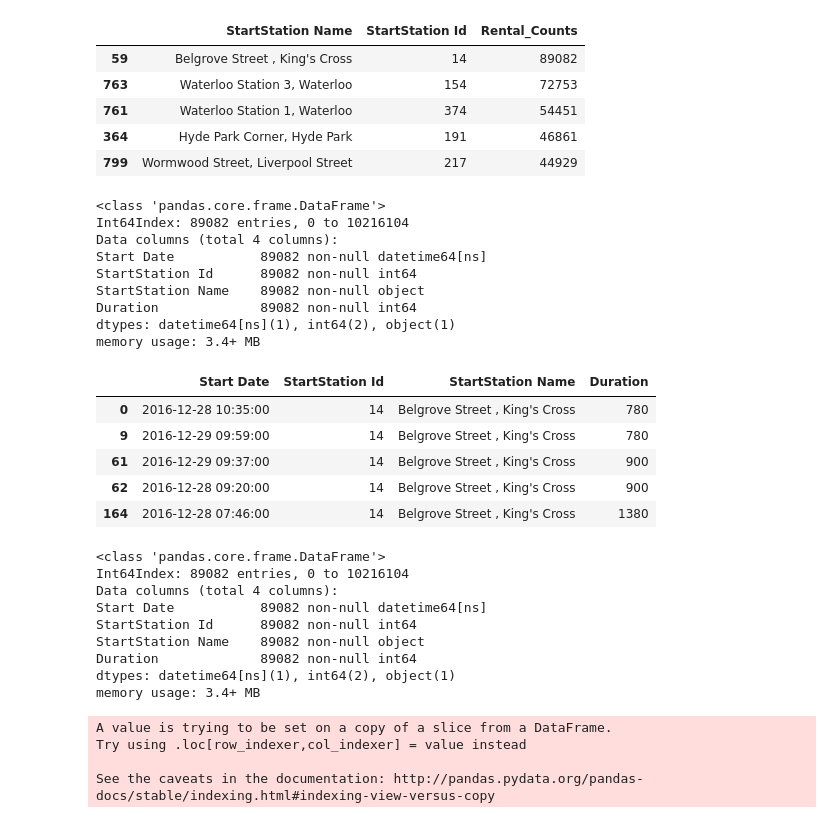
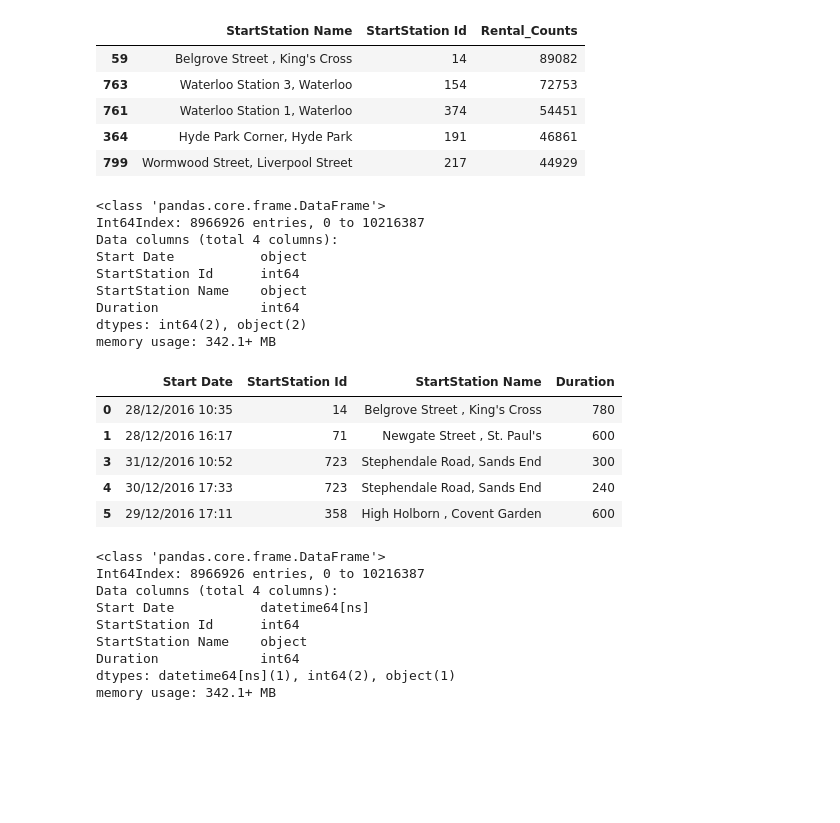
Before and after one commit to jimmyhwuang/ECS784-PROJECT, a Jupyter notebook: TflBike.ipynb, the cells around one changed output. Saved outputs shown, nothing was run; the diff lists cells and outputs as text; code cells hidden in the pictures; blank space fills up the shorter version.

```diff
--- a/TflBike.ipynb
+++ b/TflBike.ipynb
@@ -120,25 +120,30 @@ frame.groupby(['StartStation Name','StartStation Id']).size().reset_index(name='
 | 364 | Hyde Park Corner, Hyde Park | 191 | 46861 |
 | 799 | Wormwood Street, Liverpool Street | 217 | 44929 |
 # %%
-singleStationData = frame[frame['StartStation Id']==14]
+#For single station use
+#singleStationData = frame[frame['StartStation Id']==14]
+
+#For all station use
+singleStationData = frame
+
 singleStationData.info()
 singleStationData.head(5)
 # %% [output]
 <class 'pandas.core.frame.DataFrame'>
-Int64Index: 89082 entries, 0 to 10216104
+Int64Index: 8966926 entries, 0 to 10216387
 Data columns (total 4 columns):
-Start Date           89082 non-null datetime64[ns]
-StartStation Id      89082 non-null int64
-StartStation Name    89082 non-null object
-Duration             89082 non-null int64
-dtypes: datetime64[ns](1), int64(2), object(1)
-memory usage: 3.4+ MB
+Start Date           object
+StartStation Id      int64
+StartStation Name    object
+Duration             int64
+dtypes: int64(2), object(2)
+memory usage: 342.1+ MB
 |  | Start Date | StartStation Id | StartStation Name | Duration |
-| 0 | 2016-12-28 10:35:00 | 14 | Belgrove Street , King's Cross | 780 |
-| 9 | 2016-12-29 09:59:00 | 14 | Belgrove Street , King's Cross | 780 |
-| 61 | 2016-12-29 09:37:00 | 14 | Belgrove Street , King's Cross | 900 |
-| 62 | 2016-12-28 09:20:00 | 14 | Belgrove Street , King's Cross | 900 |
-| 164 | 2016-12-28 07:46:00 | 14 | Belgrove Street , King's Cross | 1380 |
+| 0 | 28/12/2016 10:35 | 14 | Belgrove Street , King's Cross | 780 |
+| 1 | 28/12/2016 16:17 | 71 | Newgate Street , St. Paul's | 600 |
+| 3 | 31/12/2016 10:52 | 723 | Stephendale Road, Sands End | 300 |
+| 4 | 30/12/2016 17:33 | 723 | Stephendale Road, Sands End | 240 |
+| 5 | 29/12/2016 17:11 | 358 | High Holborn , Covent Garden | 600 |
 # %%
 #import datetime
 #singleStationData["Start Date"]= pd.to_datetime(singleStationData["Start Date"],dayfirst=True, errors='raise')
@@ -151,16 +156,12 @@ singleStationData['Start Date'] = pd.to_datetime(singleStationData['Start Date']
 singleStationData.info()
 # %% [output]
 <class 'pandas.core.frame.DataFrame'>
-Int64Index: 89082 entries, 0 to 10216104
+Int64Index: 8966926 entries, 0 to 10216387
 Data columns (total 4 columns):
-Start Date           89082 non-null datetime64[ns]
-StartStation Id      89082 non-null int64
-StartStation Name    89082 non-null object
-Duration             89082 non-null int64
+Start Date           datetime64[ns]
+StartStation Id      int64
+StartStation Name    object
+Duration             int64
 dtypes: datetime64[ns](1), int64(2), object(1)
-memory usage: 3.4+ MB
+memory usage: 342.1+ MB
-A value is trying to be set on a copy of a slice from a DataFrame.
-Try using .loc[row_indexer,col_indexer] = value instead
-
-See the caveats in the documentation: http://pandas.pydata.org/pandas-docs/stable/indexing.html#indexing-view-versus-copy
 # %%
```
Also changed, not shown: parts of 5 cells of this notebook.
